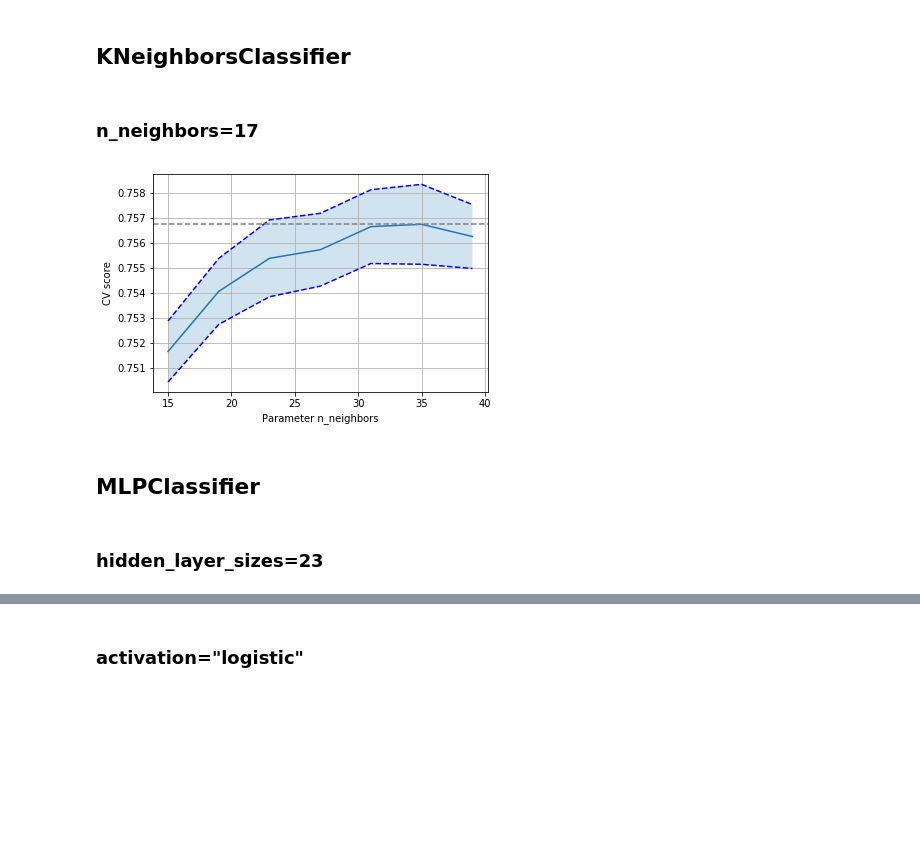
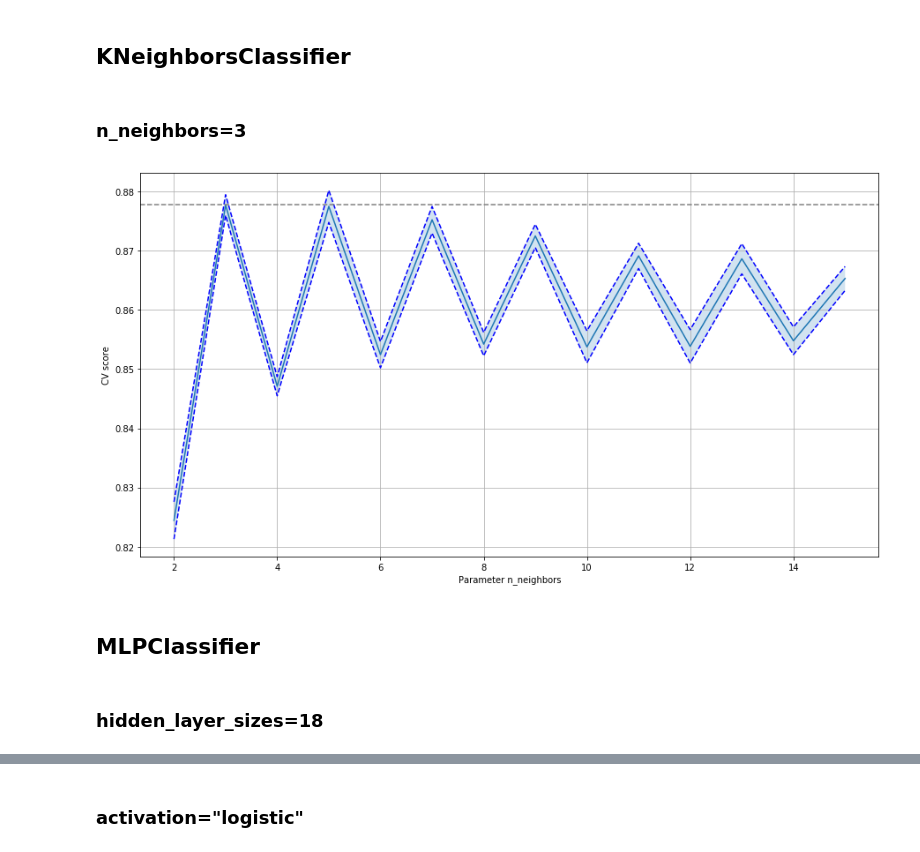
Before and after one commit to dsiervo/TFM, a Jupyter notebook: TFM/parameter_optimization.ipynb, the cells around one changed output, grey strips where cells are left out. Drawn from its saved outputs; the diff is of its cells as text; code cells hidden in the pictures; blank space fills up the shorter version.

```diff
--- a/TFM/parameter_optimization.ipynb
+++ b/TFM/parameter_optimization.ipynb
@@ -18,9 +18,9 @@ warnings.filterwarnings('ignore')
 %matplotlib inline
 plt.rcParams['figure.figsize'] = 15, 8
 
-path = "/home/daniel/Data/arrays/X_CMN.txt"
+path = "/home/daniel/Data/arrays_512cf/X_CMN.txt"
 X = np.loadtxt(path)
 print(X.shape)
 # separando datos en datos de entrenamiento y datos de testeo (0.25)
-X_train, X_test, y_train, y_test = train_test_split(X[:,:-1],X[:,-1], train_size=0.4)
+X_train, X_test, y_train, y_test = train_test_split(X[:,:-1],X[:,-1])
 # %% [output]
@@ -204,14 +208,14 @@ find_parameters(XGBClassifier(), "max_depth", range(2,25,2))
 # %% [markdown]
 ## KNeighborsClassifier
 # %% [markdown]
-### n_neighbors=17
+### n_neighbors=3
 # %%
-find_parameters(KNeighborsClassifier(), "n_neighbors", range(15,40,4))
+find_parameters(KNeighborsClassifier(), "n_neighbors", range(2,16))
 # %% [output]
-[figure, old version]
+[figure, new version]
 # %% [markdown]
 ## MLPClassifier
 # %% [markdown]
-### hidden_layer_sizes=23
+### hidden_layer_sizes=18
 # %%
 find_parameters(MLPClassifier(), "hidden_layer_sizes", [(x,) for x in range(13,50,5)], [x for x in range(13,50,5)])
```
Also changed, not shown: parts of 15 cells of this notebook, 3 other files.
